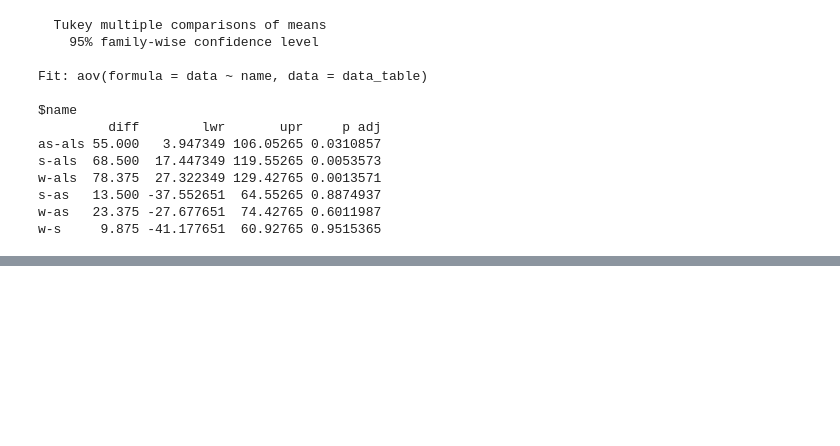
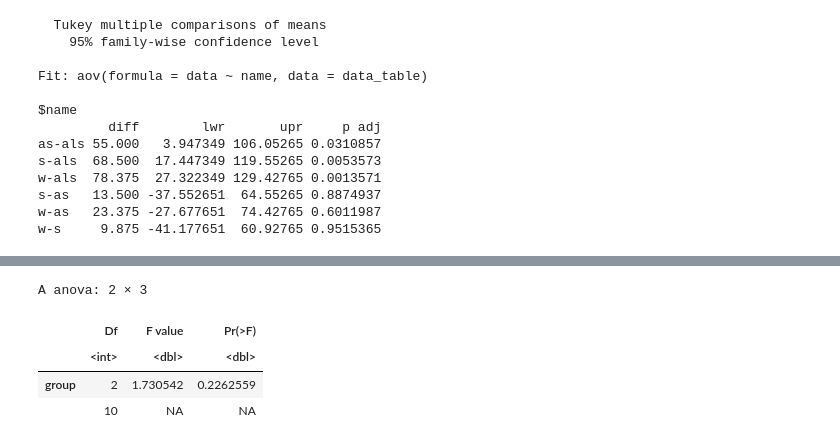
Before and after one commit to tontantip/DADS6001-Applied-statistics, a Jupyter notebook: in class/anova.ipynb, the cells around one changed output, grey strips where cells are left out. Drawn from its saved outputs; the diff is of its cells as text; code cells hidden in the pictures; blank space fills up the shorter version.

```diff
--- a/in class/anova.ipynb
+++ b/in class/anova.ipynb
@@ -1372,0 +1407,22 @@ w-s     9.875 -41.177651  60.92765 0.9515365
+# %%
+## prepare data table
+u_1 <- c(17.4,16.5,17.2,16.9)
+u_2 <- c(17.5,16.8,17.4,17.6,18.2)
+u_3 <- c(15.6,13.5,16.3,15.2)
+
+name_uni <- factor(c(rep("uni_1",length(u_1)),rep("uni_2",length(u_2)),rep("uni_3",length(u_3))))
+
+salary <- c(u_1,u_2,u_3)
+
+data_table <- data.frame(name_uni,salary)
+
+## create model
+anova_model <- aov(salary ~ name_uni)
+library(car)
+leveneTest(anova_model ,center=mean)
+# %% [output]
+A anova: 2 × 3
+|  | Df | F value | Pr(>F) |
+|  | <int> | <dbl> | <dbl> |
+| group | 2 | 1.730542 | 0.2262559 |
+|  | 10 | NA | NA |
```
Also changed, not shown: parts of 7 cells of this notebook.
